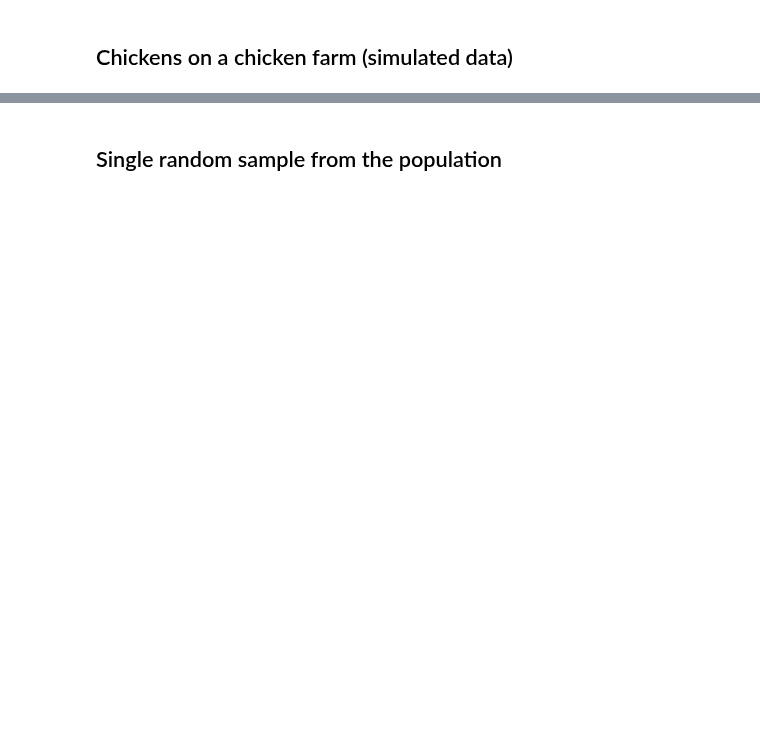
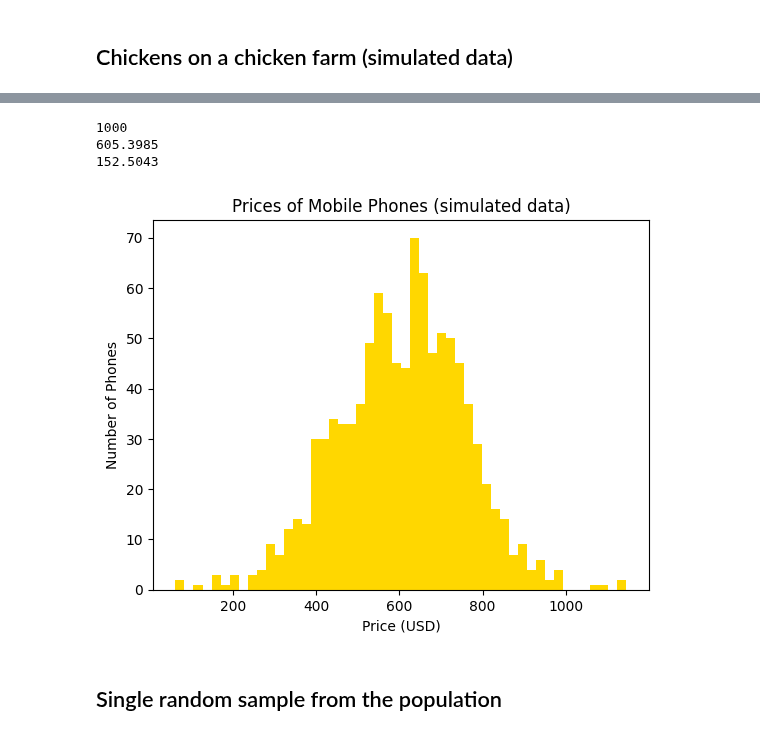
Before and after one commit to mario-gellrich-zhaw/data_analytics, a Jupyter notebook: Week_06/population_and_samples.ipynb, the cells around one changed output, grey strips where cells are left out. Saved outputs shown, nothing was run; the diff lists cells and outputs as text; code cells hidden in the pictures; blank space fills up the shorter version.

```diff
--- a/Week_06/population_and_samples.ipynb
+++ b/Week_06/population_and_samples.ipynb
@@ -24,25 +28,39 @@ Image("chickens.png", width=800)
 # %%
-# Parameters of distribution
-p_mean = 2800
-p_std = 240
-p_n = 25000
+# Parameters of chicken distribution
+# p_mean = 2800
+# p_std = 240
+# p_n = 25000
+
+# Parameters of mobile phone distribution
+p_mean = 600
+p_std = 150
+p_n = 1000
 
 # Setting a seed to restore the random numbers later
 random.seed(42)
 
 # Generate (normally distributed) data with mean = 2800 g and standard deviation = 240 g
 pop = np.random.normal(loc=p_mean, scale=p_std, size=p_n)
 print(f'{len(pop):.0f}')
 print(f'{np.mean(pop):.4f}')
 print(f'{np.std(pop):.4f}')
 
 # Plot histogram based on the data
 plt.hist(pop, bins = 50, color='gold')
-plt.title('Weight of chickens (simulated data)')
-plt.xlabel('Weight (grams)')
-plt.ylabel('Number of chickens')
+# plt.title('Weight of chickens (simulated data)')
+# plt.xlabel('Weight (grams)')
+# plt.ylabel('Number of chickens')
+
+plt.title('Prices of Mobile Phones (simulated data)')
+plt.xlabel('Price (USD)')
+plt.ylabel('Number of Phones')
 
 plt.show()
+# %% [output]
+1000
+605.3985
+152.5043
+[figure, added]
 # %% [markdown]
 ## Single random sample from the population
 # %%
```
Also changed, not shown: parts of 5 cells of this notebook, 5 other files.
